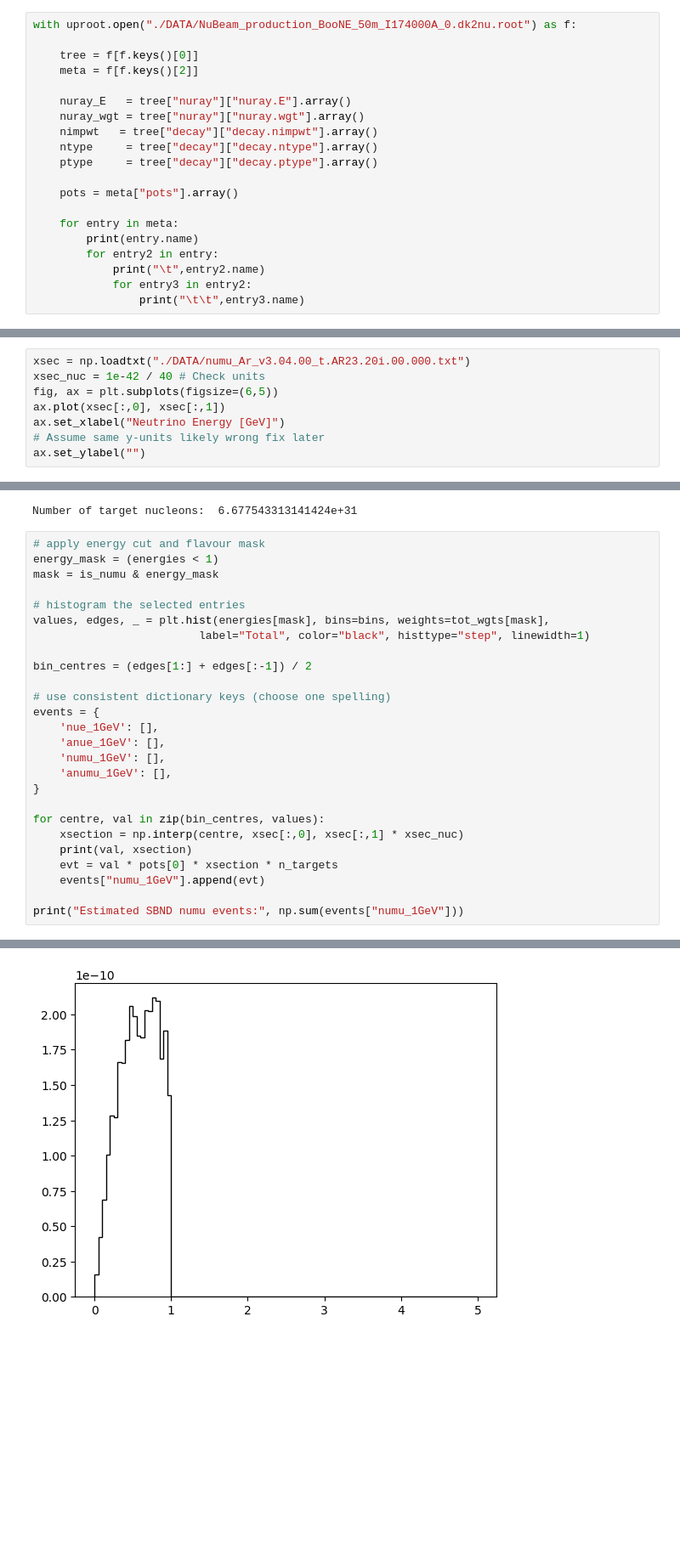
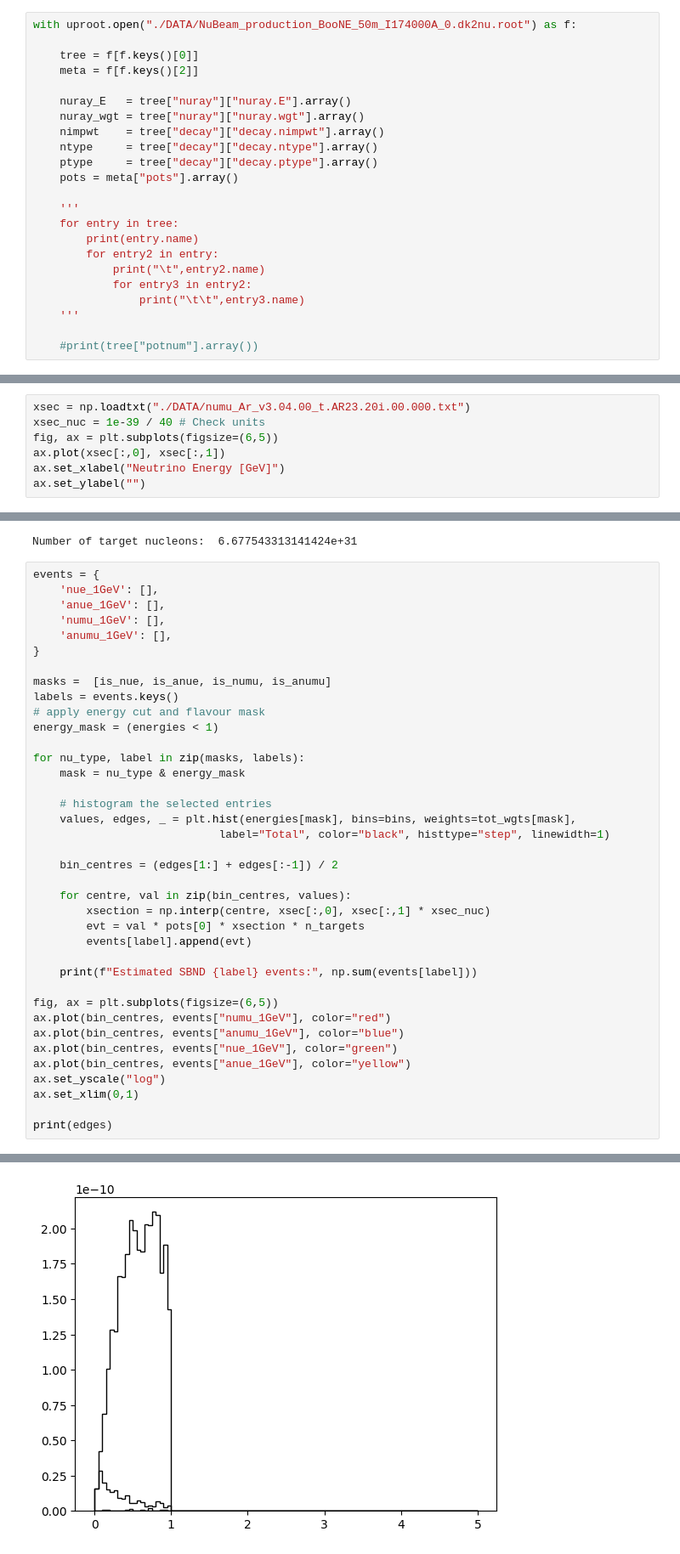
Before and after one commit to tomdsimpson/KDAR-Summer-Project, a Jupyter notebook: neutrino_fluxes.ipynb, the cells around one changed output, grey strips where cells are left out. Shown at 85% size. Cells and saved outputs as stored; diff of their text form; blank space fills up the shorter version.

Commit message:
events rate estimates

```diff
--- a/neutrino_fluxes.ipynb
+++ b/neutrino_fluxes.ipynb
@@ -23,15 +23,18 @@ with uproot.open("./DATA/NuBeam_production_BooNE_50m_I174000A_0.dk2nu.root") as
 
     nuray_E   = tree["nuray"]["nuray.E"].array()
     nuray_wgt = tree["nuray"]["nuray.wgt"].array()
-    nimpwt   = tree["decay"]["decay.nimpwt"].array()
+    nimpwt    = tree["decay"]["decay.nimpwt"].array()
     ntype     = tree["decay"]["decay.ntype"].array()
     ptype     = tree["decay"]["decay.ptype"].array()
-
     pots = meta["pots"].array()
 
-    for entry in meta:
+    '''
+    for entry in tree:
         print(entry.name)
         for entry2 in entry:
             print("\t",entry2.name)
             for entry3 in entry2:
                 print("\t\t",entry3.name)
+    '''
+
+    #print(tree["potnum"].array())
@@ -174,11 +159,10 @@ ax.set_yscale("log")
 ## Estimate Event Rates
 # %%
 xsec = np.loadtxt("./DATA/numu_Ar_v3.04.00_t.AR23.20i.00.000.txt")
-xsec_nuc = 1e-42 / 40 # Check units
+xsec_nuc = 1e-39 / 40 # Check units
 fig, ax = plt.subplots(figsize=(6,5))
 ax.plot(xsec[:,0], xsec[:,1])
 ax.set_xlabel("Neutrino Energy [GeV]")
-# Assume same y-units likely wrong fix later
 ax.set_ylabel("")
 # %% [output]
 Text(0, 0.5, '')
@@ -197,17 +181,6 @@ print('Number of target nucleons: ', n_targets)
 # %% [output]
 Number of target nucleons:  6.677543313141424e+31
 # %%
-# apply energy cut and flavour mask
-energy_mask = (energies < 1)
-mask = is_numu & energy_mask
-
-# histogram the selected entries
-values, edges, _ = plt.hist(energies[mask], bins=bins, weights=tot_wgts[mask],
-                         label="Total", color="black", histtype="step", linewidth=1)
-
-bin_centres = (edges[1:] + edges[:-1]) / 2
-
-# use consistent dictionary keys (choose one spelling)
 events = {
     'nue_1GeV': [],
     'anue_1GeV': [],
@@ -215,11 +188,34 @@ events = {
     'anumu_1GeV': [],
 }
 
-for centre, val in zip(bin_centres, values):
-    xsection = np.interp(centre, xsec[:,0], xsec[:,1] * xsec_nuc)
-    print(val, xsection)
-    evt = val * pots[0] * xsection * n_targets
-    events["numu_1GeV"].append(evt)
+masks =  [is_nue, is_anue, is_numu, is_anumu]
+labels = events.keys()
+# apply energy cut and flavour mask
+energy_mask = (energies < 1)
 
-print("Estimated SBND numu events:", np.sum(events["numu_1GeV"]))
+for nu_type, label in zip(masks, labels):
+    mask = nu_type & energy_mask
+
+    # histogram the selected entries
+    values, edges, _ = plt.hist(energies[mask], bins=bins, weights=tot_wgts[mask],
+                            label="Total", color="black", histtype="step", linewidth=1)
+
+    bin_centres = (edges[1:] + edges[:-1]) / 2
+
+    for centre, val in zip(bin_centres, values):
+        xsection = np.interp(centre, xsec[:,0], xsec[:,1] * xsec_nuc)
+        evt = val * pots[0] * xsection * n_targets
+        events[label].append(evt)
+
+    print(f"Estimated SBND {label} events:", np.sum(events[label]))
+
+fig, ax = plt.subplots(figsize=(6,5))
+ax.plot(bin_centres, events["numu_1GeV"], color="red")
+ax.plot(bin_centres, events["anumu_1GeV"], color="blue")
+ax.plot(bin_centres, events["nue_1GeV"], color="green")
+ax.plot(bin_centres, events["anue_1GeV"], color="yellow")
+ax.set_yscale("log")
+ax.set_xlim(0,1)
+
+print(edges)
 # %% [output]
@@ -243 +234 @@ Estimated SBND numu events: 4.704363906036127e-15
-[figure, old version]
+[figure, new version]
```
Also changed, not shown: parts of 2 cells of this notebook.
